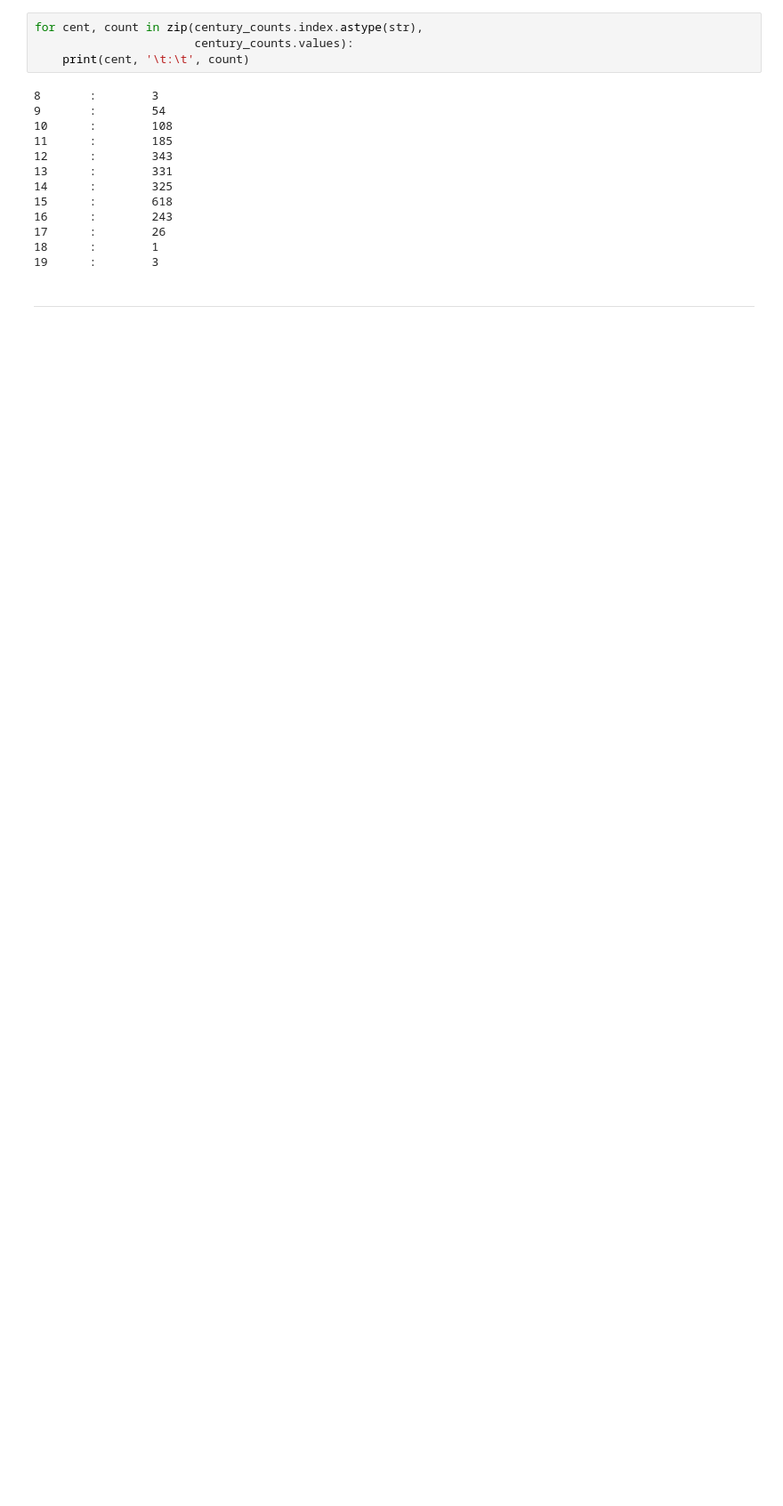
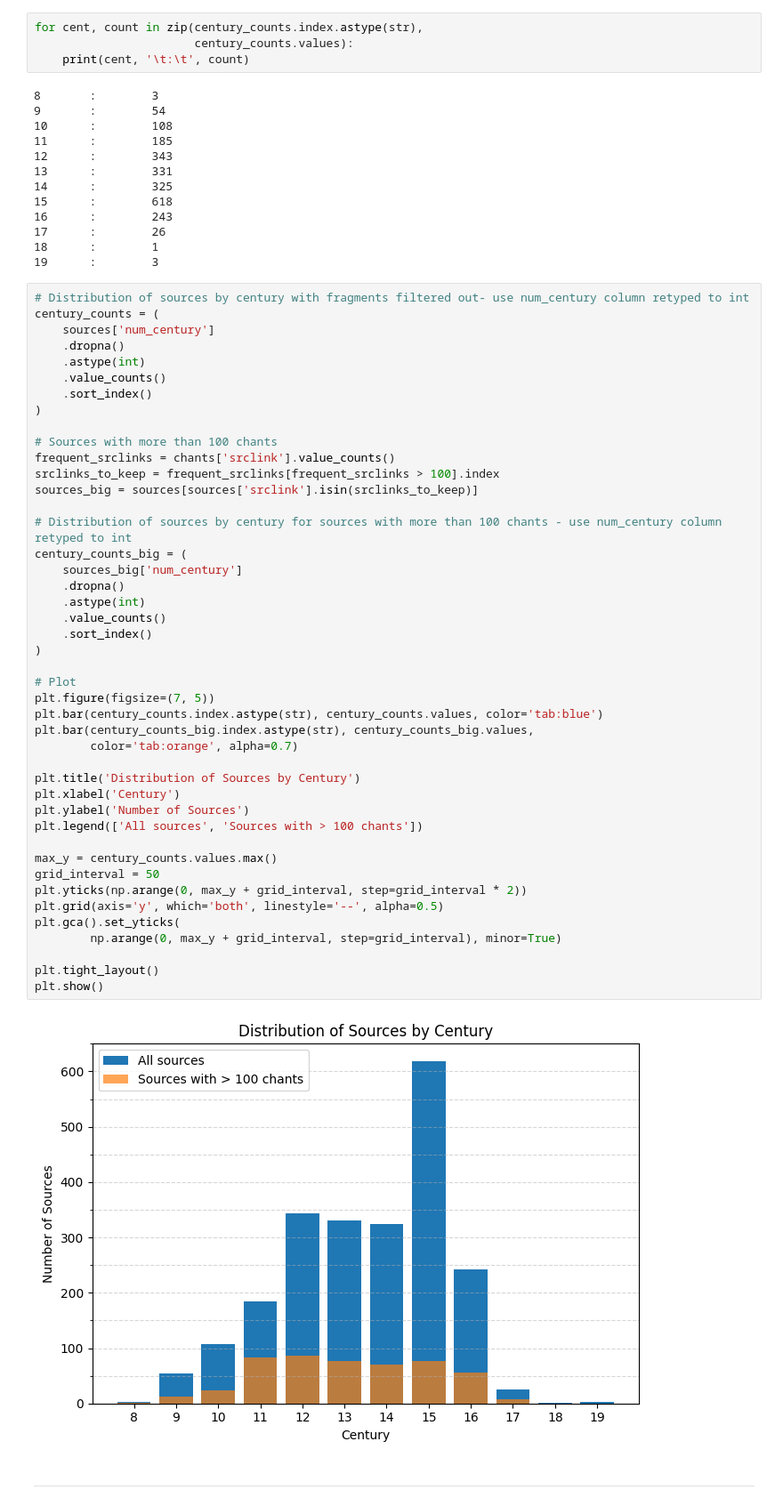
Before and after one commit to dact-chant/CantusCorpus, a Jupyter notebook: cantuscorpus_1.0/dataset_stats.ipynb, the cells around one changed output. Shown at 89% size. Drawn from its saved outputs; the diff is of its cells as text; blank space fills up the shorter version.

```diff
--- a/cantuscorpus_1.0/dataset_stats.ipynb
+++ b/cantuscorpus_1.0/dataset_stats.ipynb
@@ -291,6 +291,52 @@ for cent, count in zip(century_counts.index.astype(str),
 17      :        26
 18      :        1
 19      :        3
+# %%
+# Distribution of sources by century with fragments filtered out- use num_century column retyped to int
+century_counts = (
+    sources['num_century']
+    .dropna()
+    .astype(int)
+    .value_counts()
+    .sort_index()
+)
+
+# Sources with more than 100 chants
+frequent_srclinks = chants['srclink'].value_counts()
+srclinks_to_keep = frequent_srclinks[frequent_srclinks > 100].index
+sources_big = sources[sources['srclink'].isin(srclinks_to_keep)]
+
+# Distribution of sources by century for sources with more than 100 chants - use num_century column retyped to int
+century_counts_big = (
+    sources_big['num_century']
+    .dropna()
+    .astype(int)
+    .value_counts()
+    .sort_index()
+)
+
+# Plot
+plt.figure(figsize=(7, 5))
+plt.bar(century_counts.index.astype(str), century_counts.values, color='tab:blue')
+plt.bar(century_counts_big.index.astype(str), century_counts_big.values,
+        color='tab:orange', alpha=0.7)
+
+plt.title('Distribution of Sources by Century')
+plt.xlabel('Century')
+plt.ylabel('Number of Sources')
+plt.legend(['All sources', 'Sources with > 100 chants'])
+
+max_y = century_counts.values.max()
+grid_interval = 50
+plt.yticks(np.arange(0, max_y + grid_interval, step=grid_interval * 2))
+plt.grid(axis='y', which='both', linestyle='--', alpha=0.5)
+plt.gca().set_yticks(
+        np.arange(0, max_y + grid_interval, step=grid_interval), minor=True)
+
+plt.tight_layout()
+plt.show()
+# %% [output]
+[figure, added]
 # %% [markdown]
 ------
 # %%
```
Also changed, not shown: parts of 9 cells of this notebook, 6 other files.
